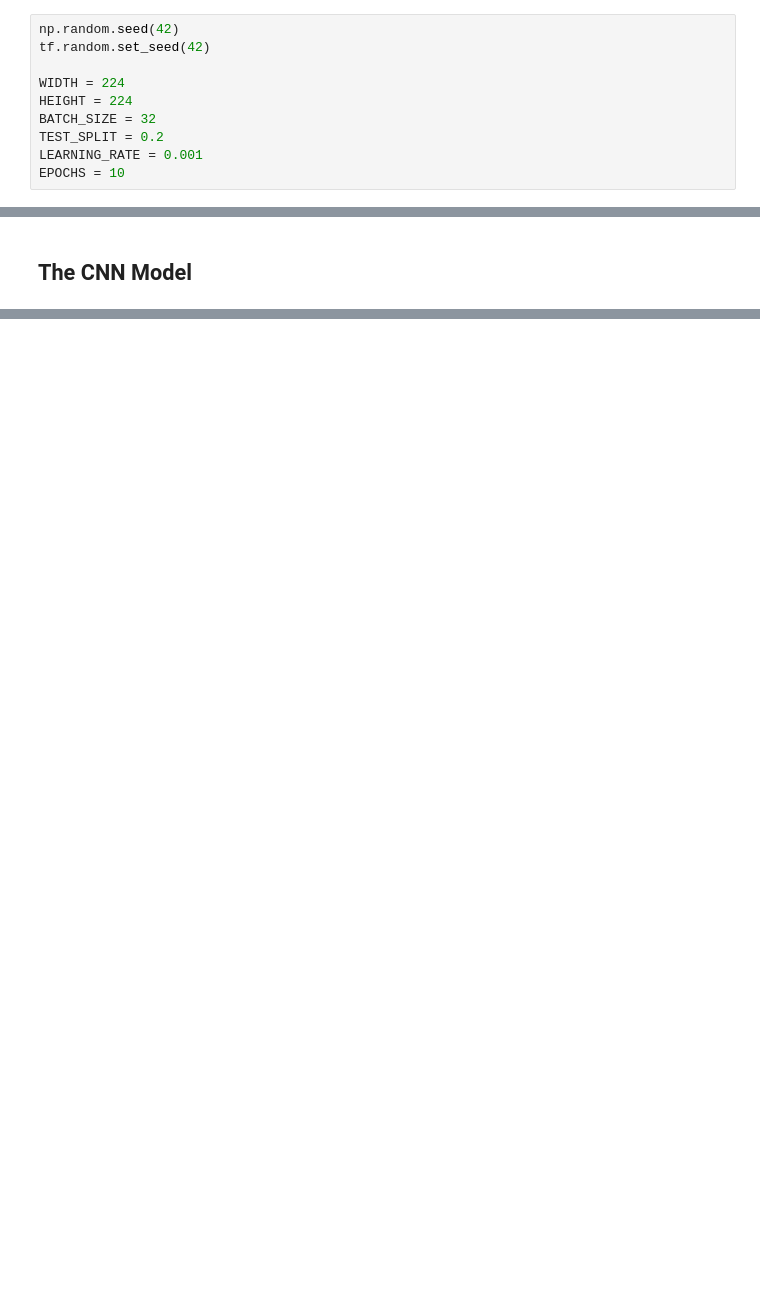
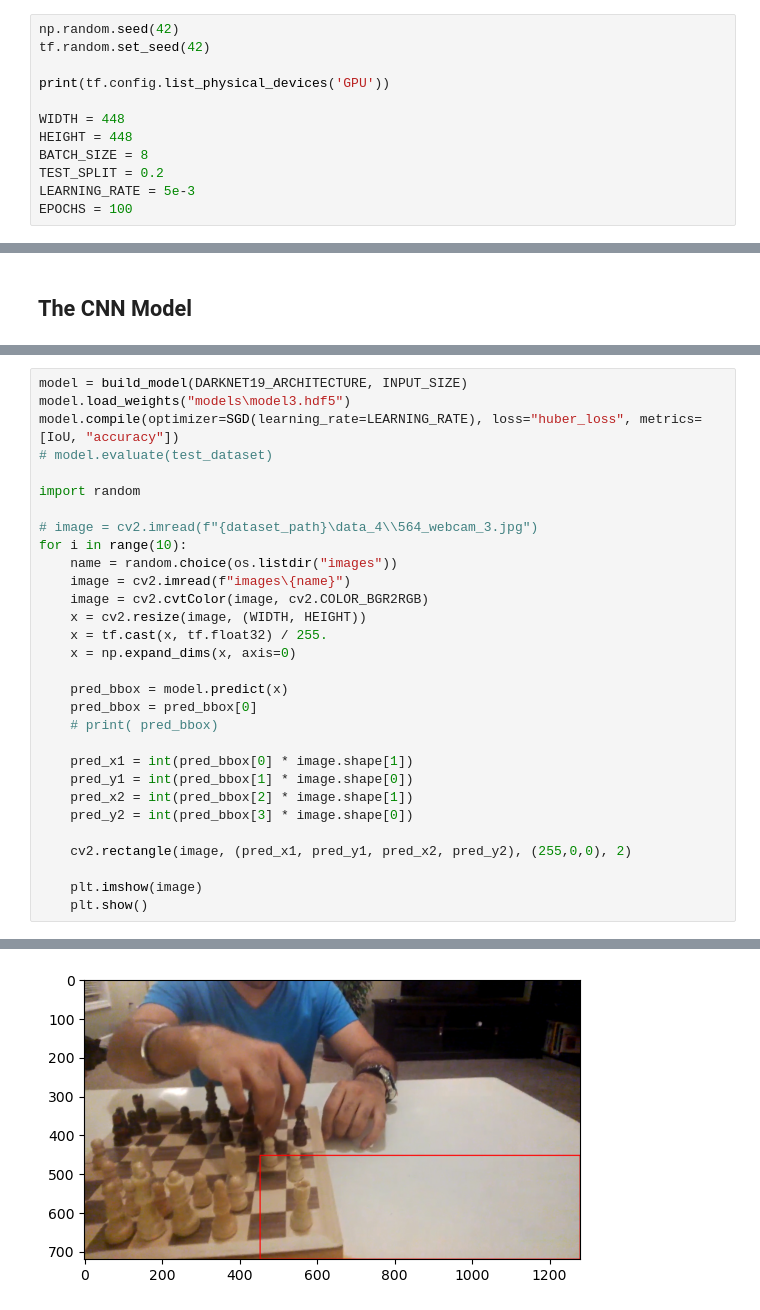
Before and after one commit to josephcf166/Hand-Gesture-Detection, a Jupyter notebook: main.ipynb, the cells around one changed output, grey strips where cells are left out. Drawn from its saved outputs; the diff is of its cells as text; blank space fills up the shorter version.

Commit message:
trained model and some sort of evaluation

```diff
--- a/main.ipynb
+++ b/main.ipynb
@@ -21,9 +34,11 @@ import os
 np.random.seed(42)
 tf.random.set_seed(42)
 
-WIDTH = 224
-HEIGHT = 224
-BATCH_SIZE = 32
+print(tf.config.list_physical_devices('GPU'))
+
+WIDTH = 448
+HEIGHT = 448
+BATCH_SIZE = 8
 TEST_SPLIT = 0.2
-LEARNING_RATE = 0.001
-EPOCHS = 10
+LEARNING_RATE = 5e-3
+EPOCHS = 100
@@ -124,0 +314,31 @@ model.fit(train_dataset, epochs=EPOCHS, validation_data=test_dataset, callbacks=
+# %%
+model = build_model(DARKNET19_ARCHITECTURE, INPUT_SIZE)
+model.load_weights("models\model3.hdf5")
+model.compile(optimizer=SGD(learning_rate=LEARNING_RATE), loss="huber_loss", metrics=[IoU, "accuracy"])
+# model.evaluate(test_dataset)
+
+import random
+
+# image = cv2.imread(f"{dataset_path}\data_4\\564_webcam_3.jpg")
+for i in range(10):
+    name = random.choice(os.listdir("images"))
+    image = cv2.imread(f"images\{name}")
+    image = cv2.cvtColor(image, cv2.COLOR_BGR2RGB)
+    x = cv2.resize(image, (WIDTH, HEIGHT))
+    x = tf.cast(x, tf.float32) / 255.
+    x = np.expand_dims(x, axis=0)
+
+    pred_bbox = model.predict(x)
+    pred_bbox = pred_bbox[0]
+    # print( pred_bbox)
+
+    pred_x1 = int(pred_bbox[0] * image.shape[1])
+    pred_y1 = int(pred_bbox[1] * image.shape[0])
+    pred_x2 = int(pred_bbox[2] * image.shape[1])
+    pred_y2 = int(pred_bbox[3] * image.shape[0])
+
+    cv2.rectangle(image, (pred_x1, pred_y1, pred_x2, pred_y2), (255,0,0), 2)
+
+    plt.imshow(image)
+    plt.show()
+# %% [output]
@@ -124,0 +346 @@ model.fit(train_dataset, epochs=EPOCHS, validation_data=test_dataset, callbacks=
+[figure, added]
```
Also changed, not shown: parts of 11 cells of this notebook, 6 other files.
